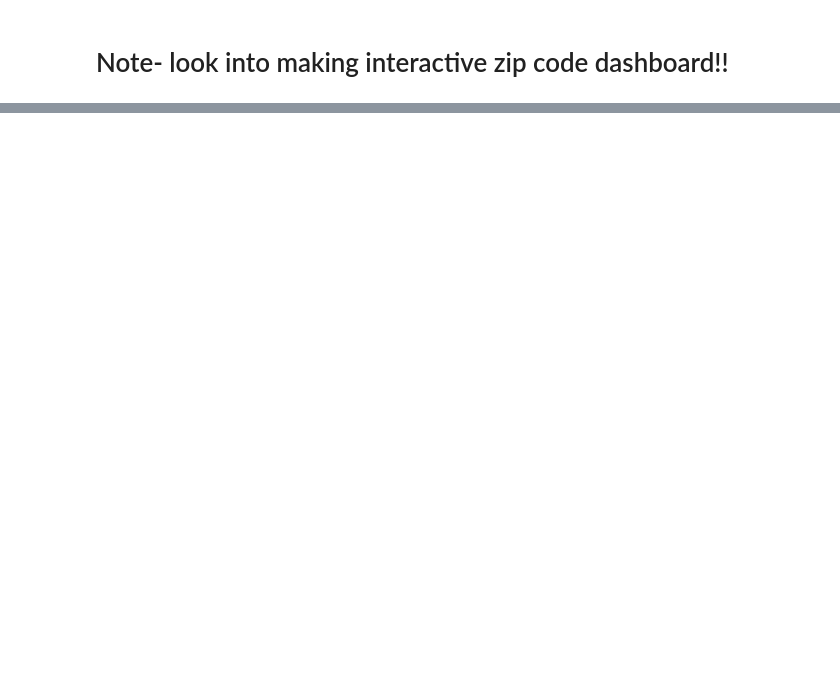
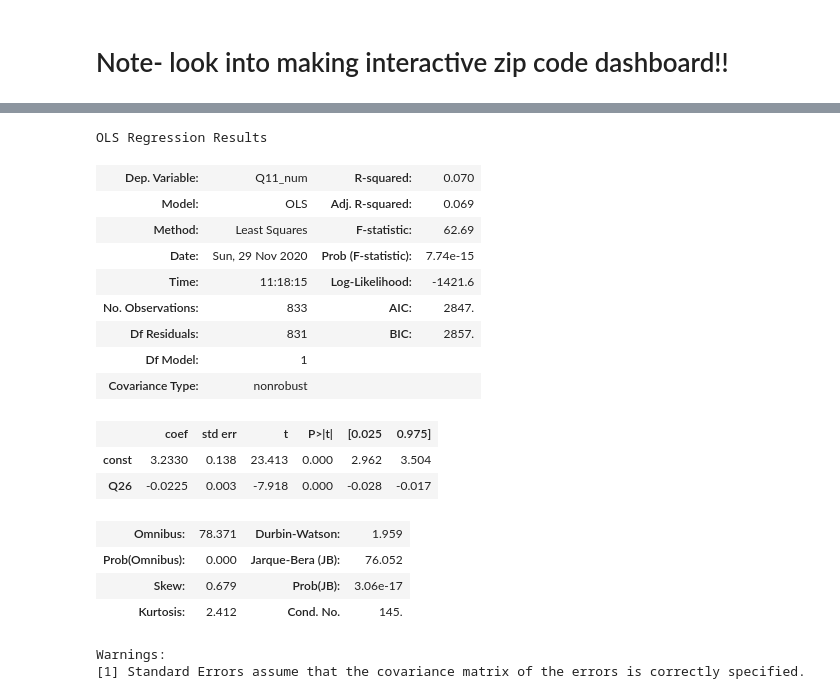
Before and after one commit to zoezirlin/Lyft, a Jupyter notebook: LYFT.ipynb, the cells around one changed output, grey strips where cells are left out. Drawn from its saved outputs; the diff is of its cells as text; code cells hidden in the pictures; blank space fills up the shorter version.

```diff
--- a/LYFT.ipynb
+++ b/LYFT.ipynb
@@ -598,0 +735,2 @@ Name: Q29, dtype: int64
+# %%
+data = pd.read_excel('/Users/zoezirlin/Dropbox/My Mac (Zoe’s MacBook Pro (2))/Desktop/raw_lyft.xlsx')
@@ -598,0 +801,18 @@ Name: Q29, dtype: int64
+# %%
+#RESULT: IMPORTANCE OF OWNING A CAR AND TIME SPENT IN THE CAR CANNOT PREDICT CONSIDERATION IN GIVING UP A CAR
+
+
+regression_one_data = data[['Q11_num','Q9_num','Q9_num']]
+
+regression_one_data = regression_one_data.dropna()
+
+
+X = regression_one_data[['Q9_num','Q9_num']]
+y = regression_one_data['Q11_num']
+X = sm.add_constant(X) ## adds an intercept (beta_0) to our model
+
+model_1 = sm.OLS(y, X).fit()
+predictions = model_1.predict(X) # make the predictions by the model
+
+# Print out the statistics
+model_1.summary()
@@ -598,0 +844,37 @@ Name: Q29, dtype: int64
+# %%
+#RESULT: AGE IS A SIGNIFICANT PREDICTOR IN DETERMINING IF SOMEONE IS WILLING TO GIVE UP A CAR, with much response variablity
+
+
+regression_one_data = data[['Q11_num','Q26']]
+
+regression_one_data = regression_one_data.dropna()
+
+X = regression_one_data['Q26']
+y = regression_one_data['Q11_num']
+X = sm.add_constant(X) ## adds an intercept (beta_0) to our model
+
+model_1 = sm.OLS(y, X).fit()
+predictions = model_1.predict(X) # make the predictions by the model
+
+# Print out the statistics
+model_1.summary()
+# %% [output]
+OLS Regression Results
+| Dep. Variable: | Q11_num | R-squared: | 0.070 |
+| Model: | OLS | Adj. R-squared: | 0.069 |
+| Method: | Least Squares | F-statistic: | 62.69 |
+| Date: | Sun, 29 Nov 2020 | Prob (F-statistic): | 7.74e-15 |
+| Time: | 11:18:15 | Log-Likelihood: | -1421.6 |
+| No. Observations: | 833 | AIC: | 2847. |
+| Df Residuals: | 831 | BIC: | 2857. |
+| Df Model: | 1 |  |  |
+| Covariance Type: | nonrobust |  |  |
+|  | coef | std err | t | P>|t| | [0.025 | 0.975] |
+| const | 3.2330 | 0.138 | 23.413 | 0.000 | 2.962 | 3.504 |
+| Q26 | -0.0225 | 0.003 | -7.918 | 0.000 | -0.028 | -0.017 |
+| Omnibus: | 78.371 | Durbin-Watson: | 1.959 |
+| Prob(Omnibus): | 0.000 | Jarque-Bera (JB): | 76.052 |
+| Skew: | 0.679 | Prob(JB): | 3.06e-17 |
+| Kurtosis: | 2.412 | Cond. No. | 145. |
+Warnings:
+[1] Standard Errors assume that the covariance matrix of the errors is correctly specified.
```
Also changed, not shown: parts of 44 cells of this notebook.
